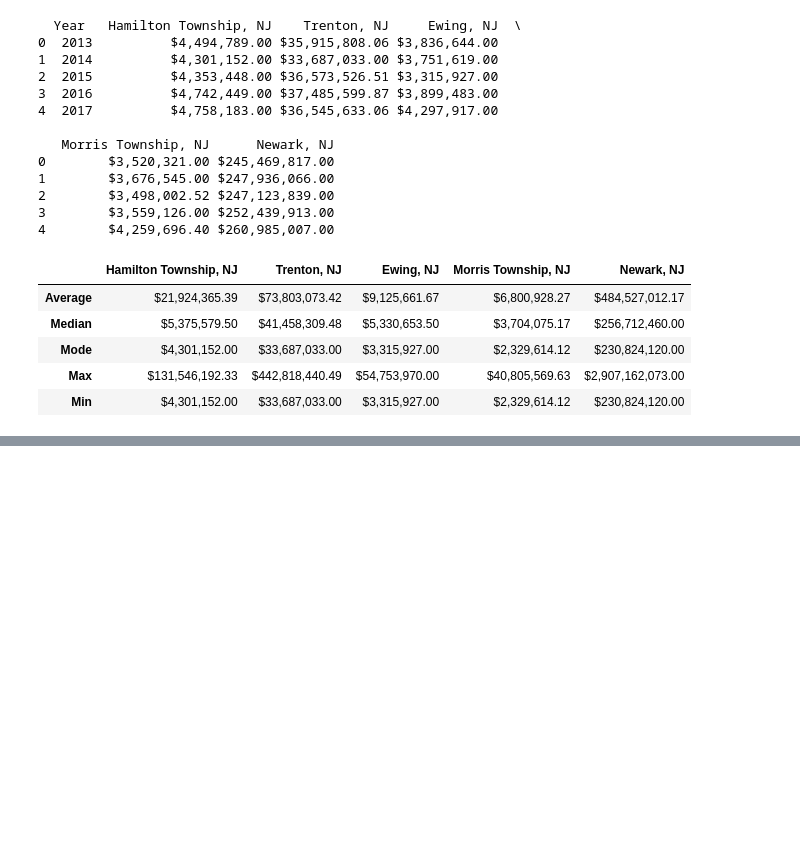
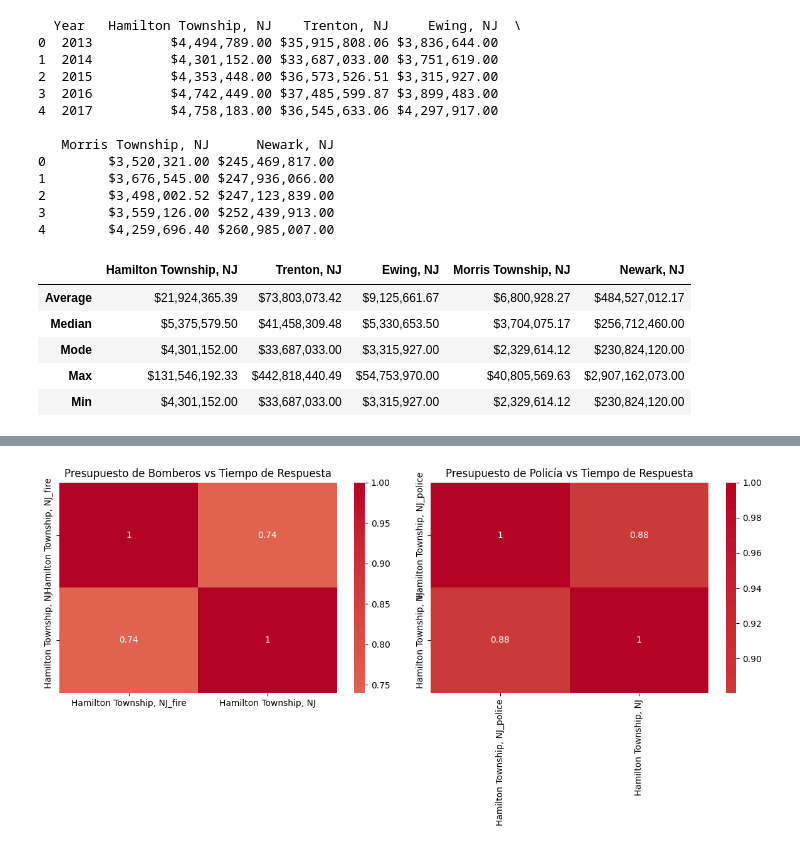
Before and after one commit to erikaguiracocha/Capstone-Project, a Jupyter notebook: capstoneproject1.ipynb, the cells around one changed output, grey strips where cells are left out. Drawn from its saved outputs; the diff is of its cells as text; code cells hidden in the pictures; blank space fills up the shorter version.

```diff
--- a/capstoneproject1.ipynb
+++ b/capstoneproject1.ipynb
@@ -181,0 +255,93 @@ df_stats
+# %%
+import pandas as pd
+import matplotlib.pyplot as plt
+import seaborn as sns
+
+# URLs para los datasets
+fire_budget_url = "https://raw.githubusercontent.com/erikaguiracocha/Data-Visualization-2025/refs/heads/main/Fire%20budgets.csv"
+police_budget_url = "https://raw.githubusercontent.com/erikaguiracocha/Data-Visualization-2025/refs/heads/main/Police%20budgets.csv"
+response_time_url = "https://raw.githubusercontent.com/erikaguiracocha/Data-Visualization-2025/refs/heads/main/time%20of%20responses.csv"
+
+# Cargar los datasets
+fire_budget_data = pd.read_csv(fire_budget_url)
+police_budget_data = pd.read_csv(police_budget_url)
+response_time_data = pd.read_csv(response_time_url)
+
+# Limpiar los nombres de las columnas (eliminar espacios en blanco)
+fire_budget_data.columns = fire_budget_data.columns.str.strip()
+police_budget_data.columns = police_budget_data.columns.str.strip()
+response_time_data.columns = response_time_data.columns.str.strip()
+
+# Corregir errores tipográficos en los nombres de las ciudades
+response_time_data = response_time_data.rename(columns={'Hamilton Towship, NJ': 'Hamilton Township, NJ'})
+
+# Convertir 'Year' a tipo numérico y eliminar filas con valores no numéricos
+def clean_year_column(df):
+    df = df[pd.to_numeric(df['Year'], errors='coerce').notnull()]  # Eliminar filas con valores no numéricos
+    df['Year'] = df['Year'].astype(int)  # Convertir la columna 'Year' a tipo entero
+    return df
+
+# Limpiar todos los datasets
+fire_budget_data = clean_year_column(fire_budget_data)
+police_budget_data = clean_year_column(police_budget_data)
+response_time_data = clean_year_column(response_time_data)
+
+# Función para limpiar las columnas de presupuesto y convertirlas a float
+def clean_budget_columns(df, budget_columns):
+    for col in budget_columns:
+        df[col] = df[col].replace({',': ''}, regex=True)  # Eliminar comas
+        df[col] = df[col].astype(float)  # Convertir a float
+    return df
+
+# Limpiar columnas de presupuesto
+fire_budget_columns = ['Hamilton Township, NJ', 'Trenton, NJ', 'Ewing, NJ', 'Morris Township, NJ', 'Newark, NJ']
+police_budget_columns = ['Hamilton Township, NJ', 'Trenton, NJ', 'Ewing, NJ', 'Morris Township, NJ', 'Newark, NJ']
+
+# Limpiar presupuestos
+fire_budget_data = clean_budget_columns(fire_budget_data, fire_budget_columns)
+police_budget_data = clean_budget_columns(police_budget_data, police_budget_columns)
+
+# Función para convertir el tiempo en formato 'hh:mm' a minutos
+def convert_time_to_minutes(df, time_columns):
+    for col in time_columns:
+        df[col] = df[col].apply(lambda x: int(x.split(':')[0])*60 + int(x.split(':')[1]))  # Convertir a minutos
+    return df
+
+# Columnas de tiempo de respuesta
+time_columns = ['Hamilton Township, NJ', 'Trenton, NJ', 'Ewing, NJ', 'Morris Township, NJ', 'Newark, NJ']
+
+# Convertir los tiempos de respuesta a minutos
+response_time_data = convert_time_to_minutes(response_time_data, time_columns)
+
+# Fusionar los datasets en la columna 'Year'
+merged_data = pd.merge(fire_budget_data, police_budget_data, on='Year', suffixes=('_fire', '_police'))
+merged_data = pd.merge(merged_data, response_time_data, on='Year')
+
+# Calcular la correlación entre el presupuesto de bomberos y el tiempo de respuesta
+correlation_fire = merged_data[['Hamilton Township, NJ_fire', 'Hamilton Township, NJ']].corr()
+correlation_police = merged_data[['Hamilton Township, NJ_police', 'Hamilton Township, NJ']].corr()
+
+# Mostrar los resultados de la correlación
+print("\nCorrelación entre el presupuesto de bomberos y el tiempo de respuesta:")
+print(correlation_fire)
+
+print("\nCorrelación entre el presupuesto de policía y el tiempo de respuesta:")
+print(correlation_police)
+
+# Visualizar la correlación con un mapa de calor
+plt.figure(figsize=(12, 6))
+
+# Mapa de calor para la correlación de los bomberos
+plt.subplot(1, 2, 1)
+sns.heatmap(correlation_fire, annot=True, cmap='coolwarm', center=0)
+plt.title('Presupuesto de Bomberos vs Tiempo de Respuesta')
+
+# Mapa de calor para la correlación de la policía
+plt.subplot(1, 2, 2)
+sns.heatmap(correlation_police, annot=True, cmap='coolwarm', center=0)
+plt.title('Presupuesto de Policía vs Tiempo de Respuesta')
+
+# Ajustar el diseño y mostrar los gráficos
+plt.tight_layout()
+plt.show()
+# %% [output]
@@ -181,0 +378 @@ df_stats
+[figure, added]
```
Also changed, not shown: parts of 9 cells of this notebook.
